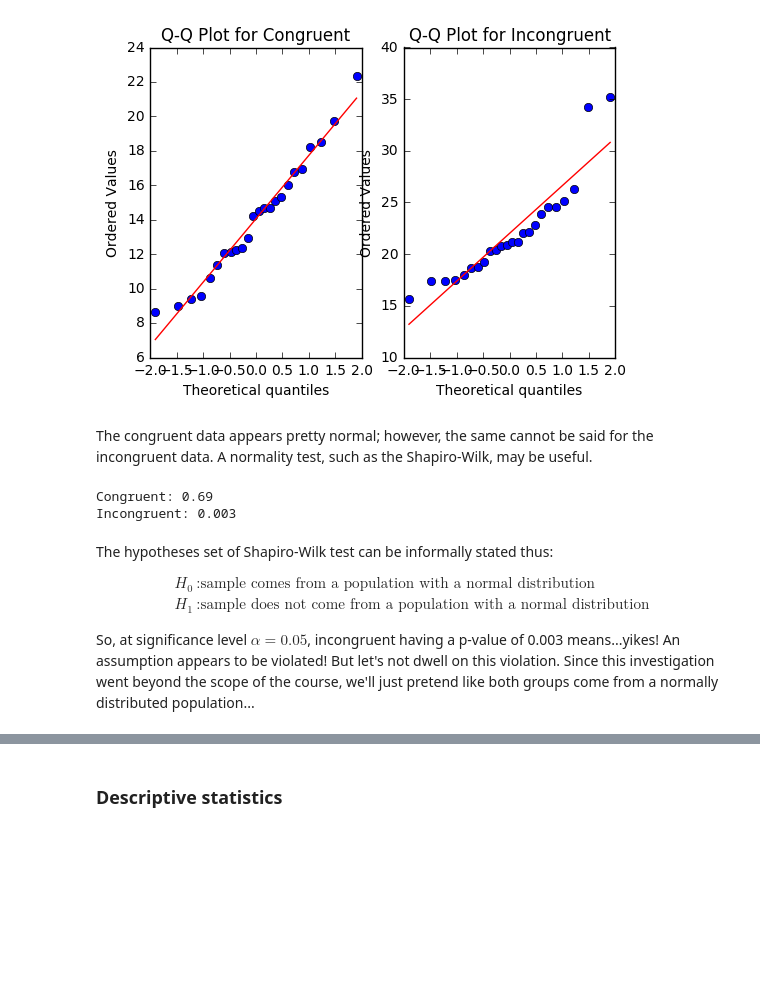
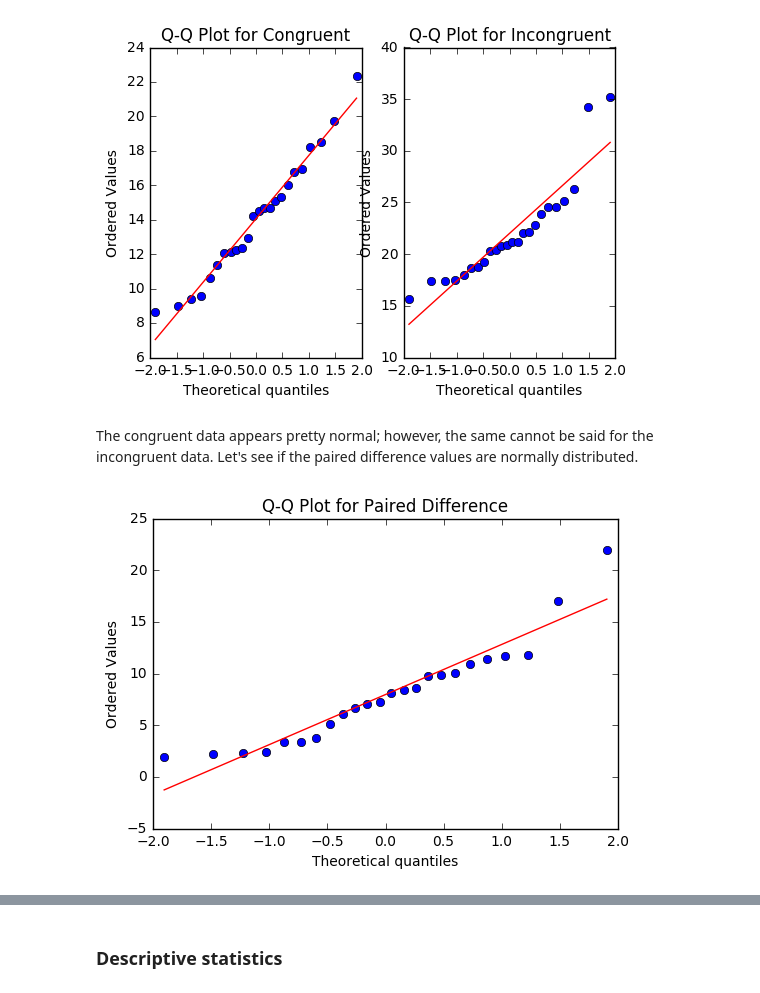
Before and after one commit to uipo78/Data-Analyst-Nanodegree, a Jupyter notebook: P1/P1.ipynb, the cells around one changed output, grey strips where cells are left out. Drawn from its saved outputs; the diff is of its cells as text; code cells hidden in the pictures; blank space fills up the shorter version.

```diff
--- a/P1/P1.ipynb
+++ b/P1/P1.ipynb
@@ -84,21 +83,11 @@ plt.show()
 # %% [output]
 [figure]
 # %% [markdown]
-The congruent data appears pretty normal; however, the same cannot be said for the incongruent data. A normality test, such as the Shapiro-Wilk, may be useful.
+The congruent data appears pretty normal; however, the same cannot be said for the incongruent data. Let's see if the paired difference values are normally distributed.
-# %%
-from scipy.stats import shapiro
-
-print('Congruent: ' + str(round(shapiro(con)[1], 2)))
-print('Incongruent: ' + str(round(shapiro(incon)[1], 3)))
-# %% [output]
-Congruent: 0.69
-Incongruent: 0.003
-# %% [markdown]
-The hypotheses set of Shapiro-Wilk test can be informally stated thus:
-
-\begin{align}
-H_0&:\text{sample comes from a population with a normal distribution} \\
-H_1&:\text{sample does not come from a population with a normal distribution}
-\end{align}
-
-So, at significance level $\alpha = 0.05$, incongruent having a p-value of 0.003 means...yikes! An assumption appears to be violated! But let's not dwell on this violation. Since this investigation went beyond the scope of the course, we'll just pretend like both groups come from a normally distributed population...
+# %%
+probplot(incon - con, dist='norm', plot=plt)
+plt.title('Q-Q Plot for Paired Difference')
+
+plt.show()
+# %% [output]
+[figure, added]
```
Also changed, not shown: parts of 15 cells of this notebook.
